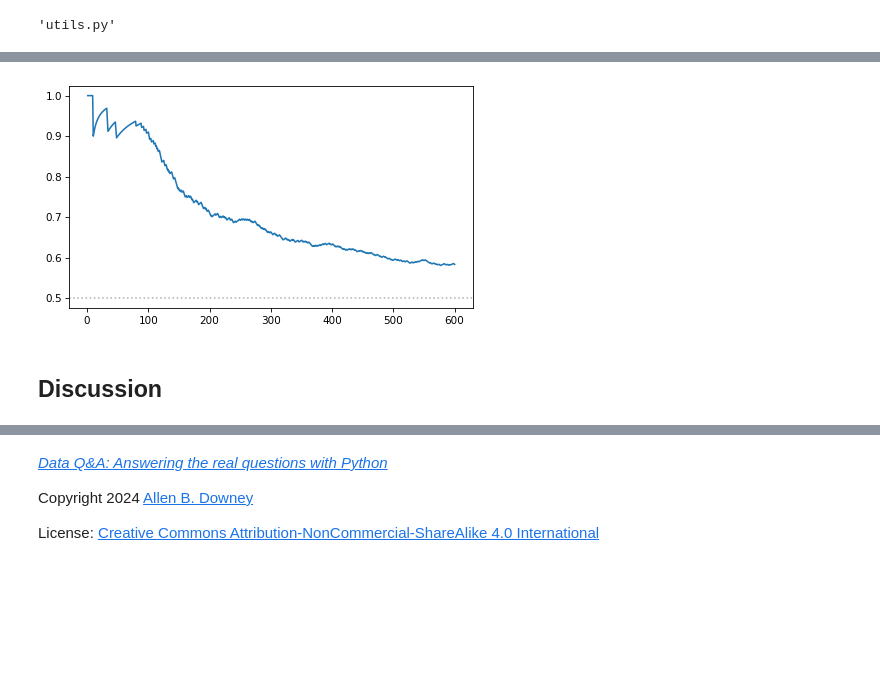
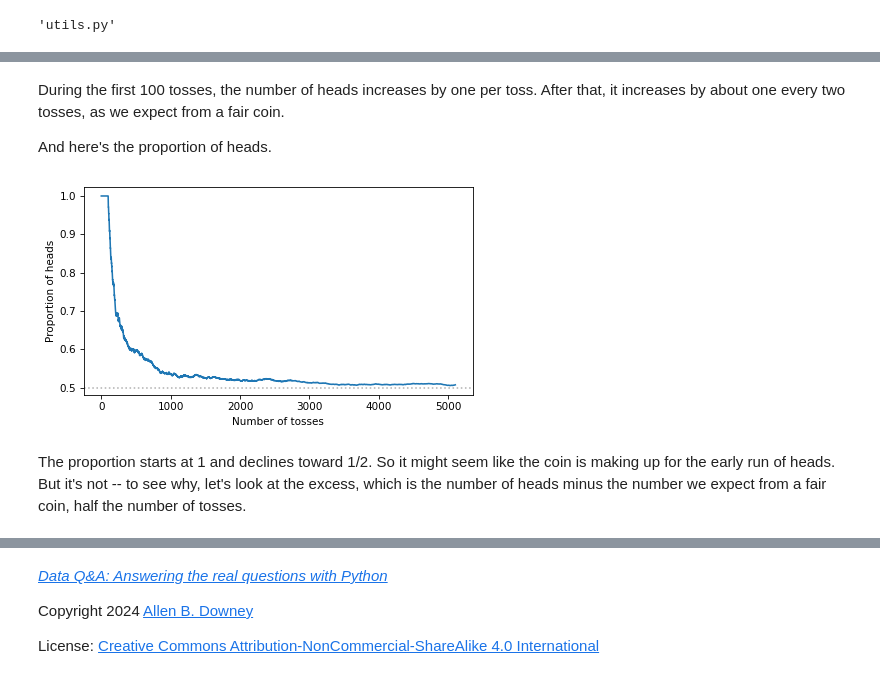
Before and after one commit to AllenDowney/DataQnA, a Jupyter notebook: nb/gambler.ipynb, the cells around one changed output, grey strips where cells are left out. Cells and saved outputs as stored; diff of their text form; code cells hidden in the pictures; blank space fills up the shorter version.

```diff
--- a/nb/gambler.ipynb
+++ b/nb/gambler.ipynb
@@ -62,0 +63,2 @@ prefix = np.random.choice(['H', 'T'], p=(0.9, 0.1), size=100)
+# %%
+prefix = np.full(100, 'H')
@@ -63,4 +67,5 @@ prefix = np.random.choice(['H', 'T'], p=(0.9, 0.1), size=100)
 # %%
-n = 500
+np.random.seed(17)
+n = 5000
 flips = np.random.choice(['H', 'T'], size=n)
 sequence = np.concatenate([prefix, flips])
@@ -75,10 +82,17 @@ decorate()
+# %% [markdown]
+During the first 100 tosses, the number of heads increases by one per toss.
+After that, it increases by about one every two tosses, as we expect from a fair coin.
+
+And here's the proportion of heads.
 # %%
 prop_heads = num_heads / ns
 # %%
 plt.plot(ns, prop_heads)
-plt.axhline(0.5, color="0.7", ls=':')
-decorate()
+plt.axhline(0.5, color='0.7', ls=':')
+decorate(xlabel='Number of tosses', ylabel='Proportion of heads')
 # %% [output]
-[figure, old version]
+[figure, new version]
-# %% [markdown]
-## Discussion
+# %% [markdown]
+The proportion starts at 1 and declines toward 1/2.
+So it might seem like the coin is making up for the early run of heads.
+But it's not -- to see why, let's look at the excess, which is the number of heads minus the number we expect from a fair coin, half the number of tosses.
```
Also changed, not shown: parts of 11 cells of this notebook, 2 other files.
